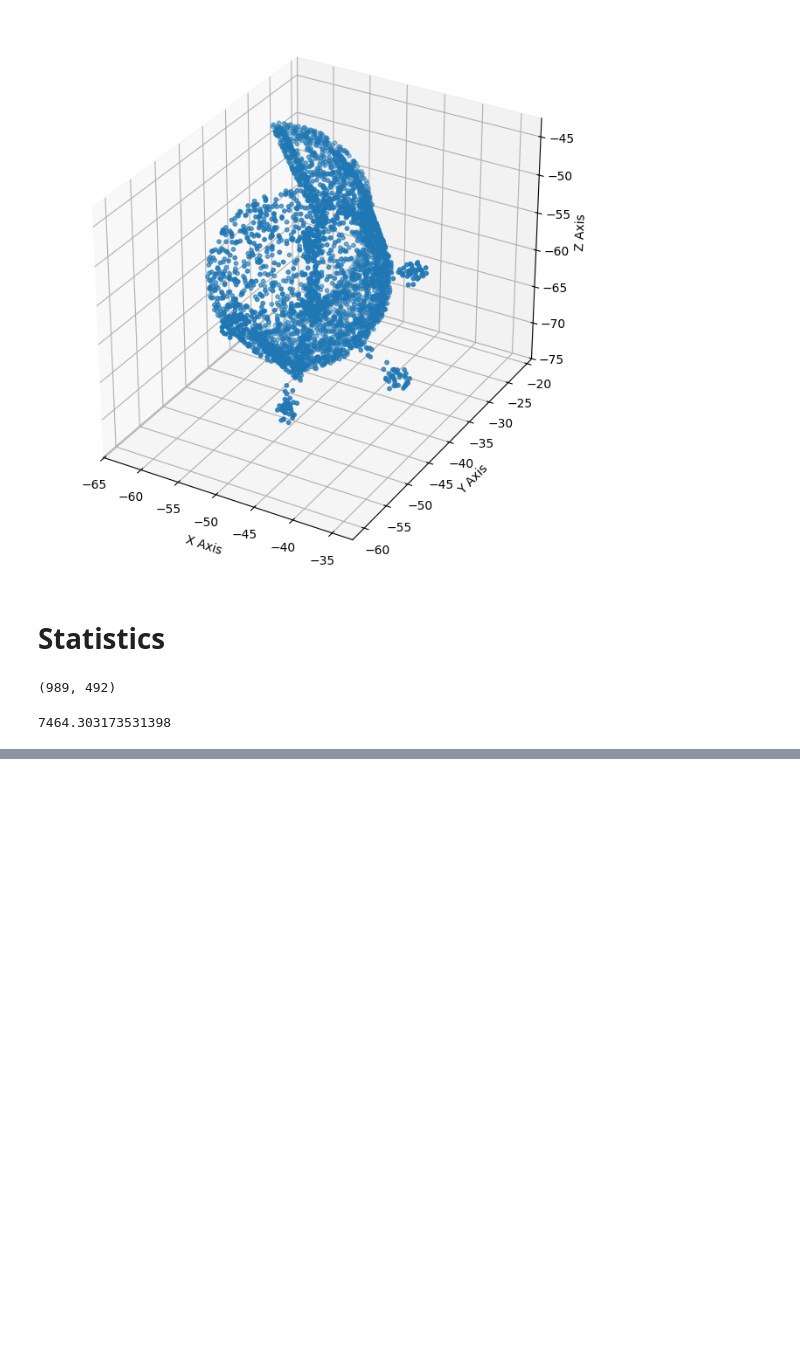
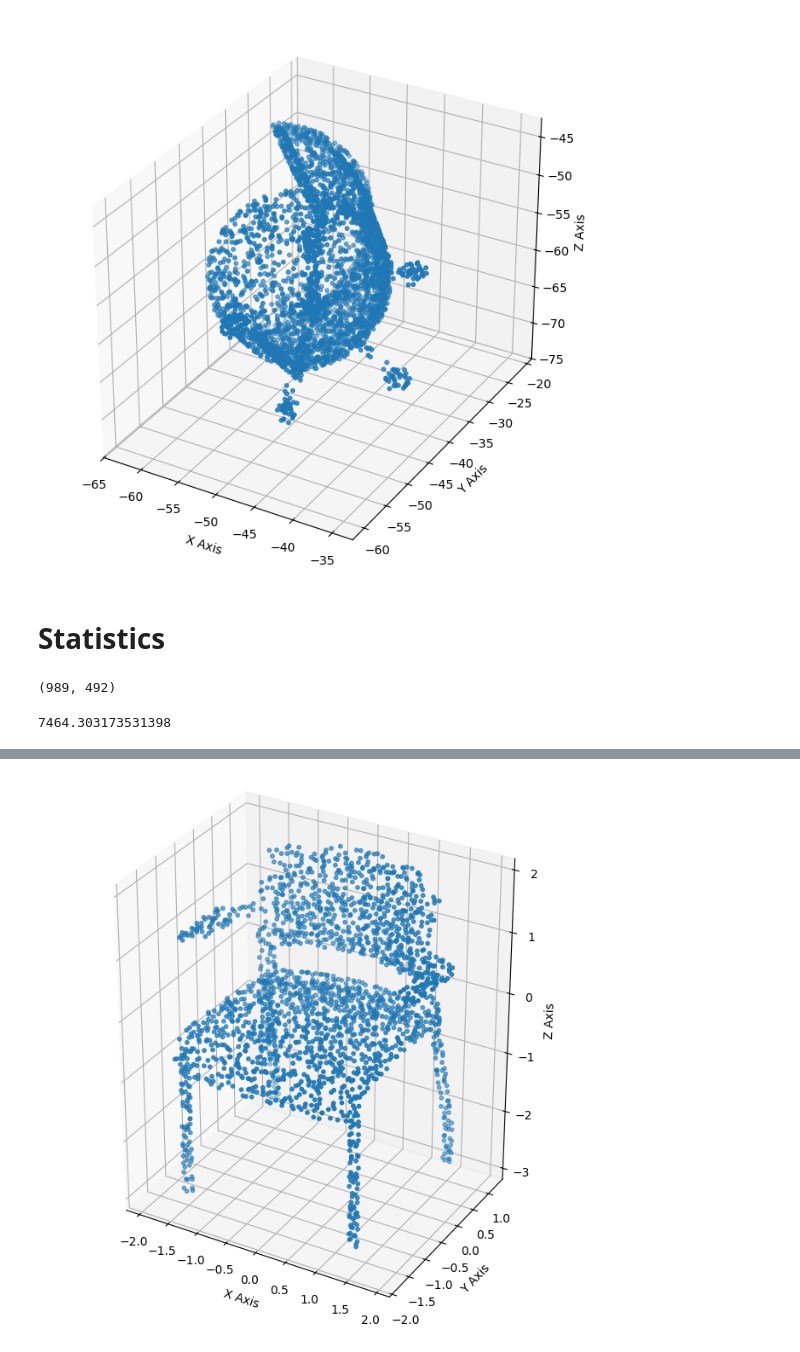
Before and after one commit to SammyAgrawal/physicsx-takehome, a Jupyter notebook: mle_libraries_take-home/examples/exploratory_data_analysis.ipynb, the cells around one changed output, grey strips where cells are left out. Drawn from its saved outputs; the diff is of its cells as text; code cells hidden in the pictures; blank space fills up the shorter version.

```diff
--- a/mle_libraries_take-home/examples/exploratory_data_analysis.ipynb
+++ b/mle_libraries_take-home/examples/exploratory_data_analysis.ipynb
@@ -113,0 +212,4 @@ file_paths['chair']
+# %%
+plot_point_cloud(vnorm[indices])
+# %% [output]
+[figure, added]
```
Also changed, not shown: parts of 29 cells of this notebook, 6 other files.
